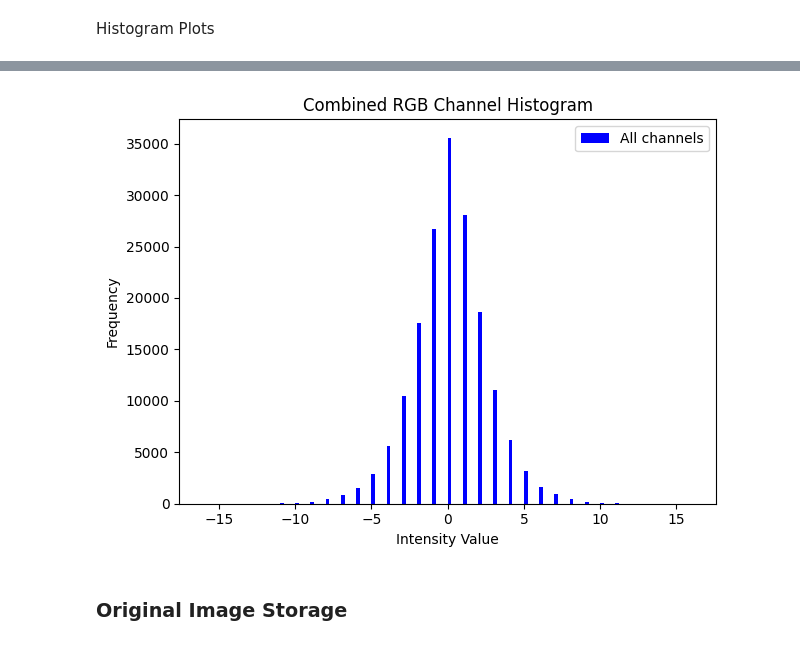
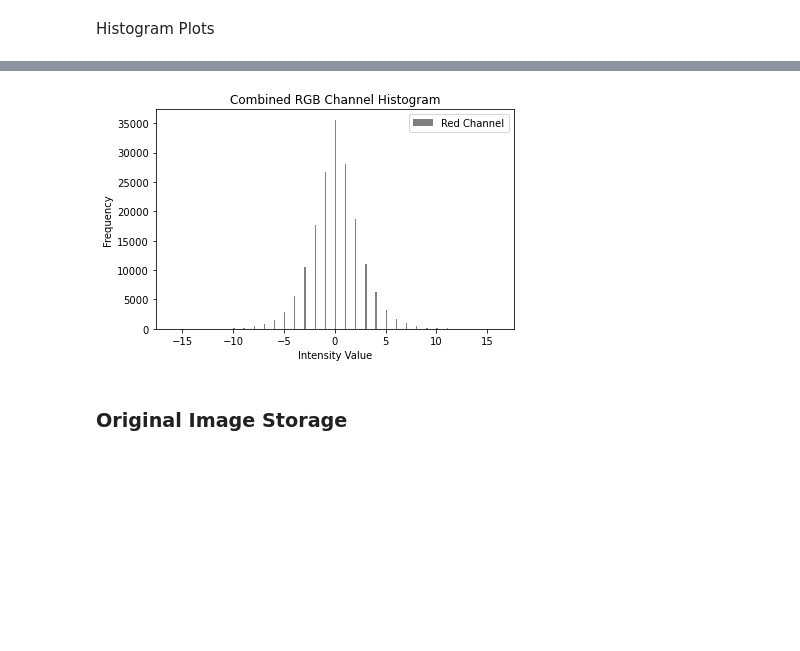
Before and after one commit to suman1209/robotics_dataset_compression, a Jupyter notebook: research/histogram.ipynb, the cells around one changed output, grey strips where cells are left out. Saved outputs shown, nothing was run; the diff lists cells and outputs as text; code cells hidden in the pictures; blank space fills up the shorter version.

Commit message:
research: fixed histogram issues

```diff
--- a/research/histogram.ipynb
+++ b/research/histogram.ipynb
@@ -108,17 +110,17 @@ b.shape = (180, 320)
 # %%
 # plot for all channels
-plt.hist(diff.ravel(), bins=128, color='blue',  label='All channels')
+plt.hist(diff.ravel(), bins=256, color='b', alpha=0.5, label='Red Channel')
 # plt.hist(g.ravel(), bins=256, color='green', alpha=0.5, label='Green Channel')
 # plt.hist(b.ravel(), bins=256, color='blue', alpha=0.5, label='Blue Channel')
 
 plt.title('Combined RGB Channel Histogram')
 plt.xlabel('Intensity Value')
 plt.ylabel('Frequency')
 plt.legend()
 plt.tight_layout()
 plt.show()
 # %% [output]
-[figure, old version]
+[figure, new version]
 # %% [markdown]
 ### Original Image Storage
 
```
Also changed, not shown: parts of 1 cell of this notebook, 1 other file.
